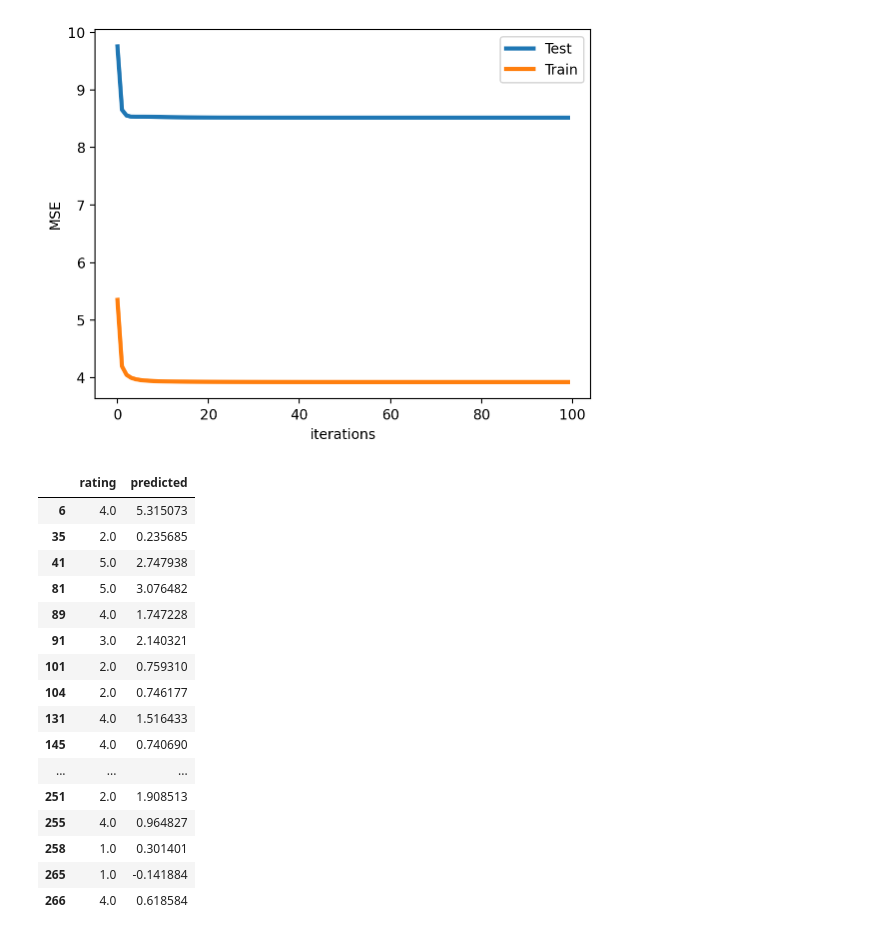
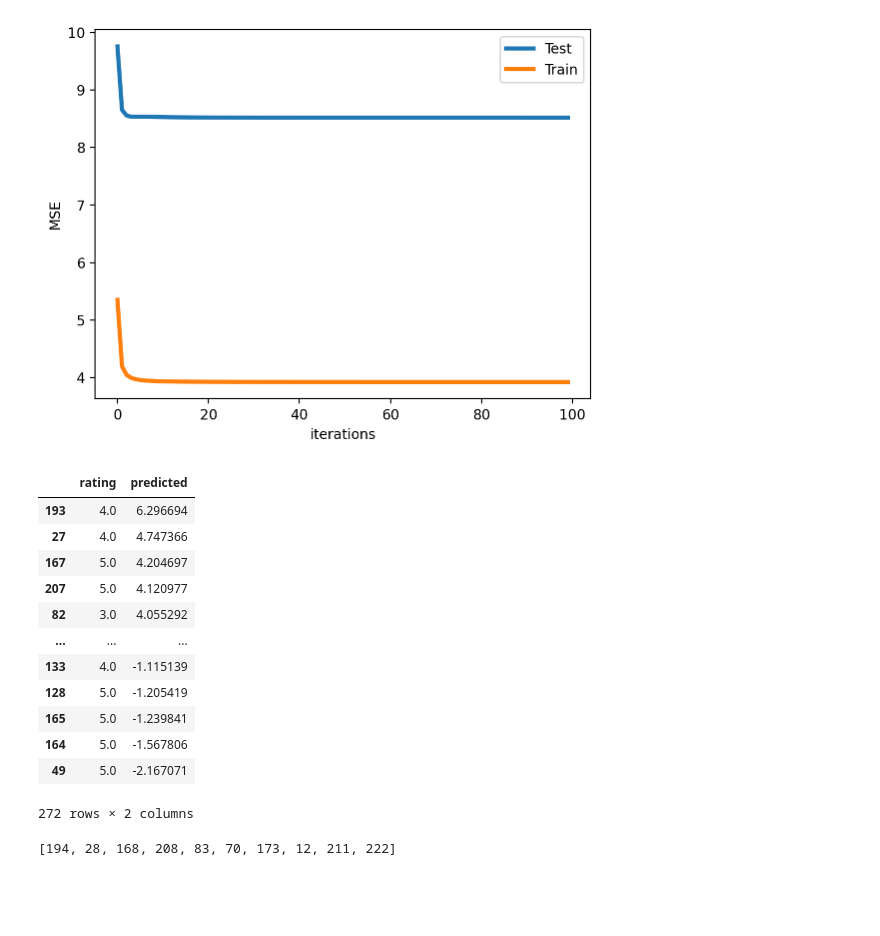
Before and after one commit to alextanhongpin/matrix-factorization, a Jupyter notebook: 03_alternating_least_squares.ipynb, the cells around one changed output. Drawn from its saved outputs; the diff is of its cells as text; code cells hidden in the pictures; blank space fills up the shorter version.

Commit message:
chore: update movie recommendation

```diff
--- a/03_alternating_least_squares.ipynb
+++ b/03_alternating_least_squares.ipynb
@@ -166,32 +166,38 @@ plot_learning_curve(als)
 # %% [output]
 [figure]
 # %%
-y_pred = als.user_factors[0].dot(als.item_factors.T)
+user_id = 10
+y_pred = als.user_factors[user_id].dot(als.item_factors.T)
+# We clip after sorting
+# y_pred = np.clip(y_pred, 0, 5) # Clip to 0 or 5 ratings.
 # %%
 user_data = np.zeros((n_items, 2))
 
 for row in df[df.user_id == 1].itertuples(index=False):
     user_data[row.item_id - 1, 0] = row.rating
     user_data[row.item_id - 1, 1] = y_pred[row.item_id - 1]
 
-pd.DataFrame(user_data, columns=["rating", "predicted"], index=range(n_items)).query(
-    "rating > 0"
-).sample(20).sort_index()
+pred_df = pd.DataFrame(user_data, columns=["rating", "predicted"], index=range(n_items))
+pred_df.query("rating > 0").sort_values("predicted", ascending=False)
 # %% [output]
 |  | rating | predicted |
-| 6 | 4.0 | 5.315073 |
-| 35 | 2.0 | 0.235685 |
-| 41 | 5.0 | 2.747938 |
-| 81 | 5.0 | 3.076482 |
-| 89 | 4.0 | 1.747228 |
-| 91 | 3.0 | 2.140321 |
-| 101 | 2.0 | 0.759310 |
-| 104 | 2.0 | 0.746177 |
-| 131 | 4.0 | 1.516433 |
-| 145 | 4.0 | 0.740690 |
+| 193 | 4.0 | 6.296694 |
+| 27 | 4.0 | 4.747366 |
+| 167 | 5.0 | 4.204697 |
+| 207 | 5.0 | 4.120977 |
+| 82 | 3.0 | 4.055292 |
 | ... | ... | ... |
-| 251 | 2.0 | 1.908513 |
-| 255 | 4.0 | 0.964827 |
-| 258 | 1.0 | 0.301401 |
-| 265 | 1.0 | -0.141884 |
-| 266 | 4.0 | 0.618584 |
+| 133 | 4.0 | -1.115139 |
+| 128 | 5.0 | -1.205419 |
+| 165 | 5.0 | -1.239841 |
+| 164 | 5.0 | -1.567806 |
+| 49 | 5.0 | -2.167071 |
+272 rows × 2 columns
+# %%
+recommendations = list(
+    pred_df.query("rating > 0").sort_values("predicted", ascending=False).head(10).index
+    + 1
+)
+recommendations
+# %% [output]
+[194, 28, 168, 208, 83, 70, 173, 12, 211, 222]
```
Also changed, not shown: parts of 2 cells of this notebook, 4 other files.
